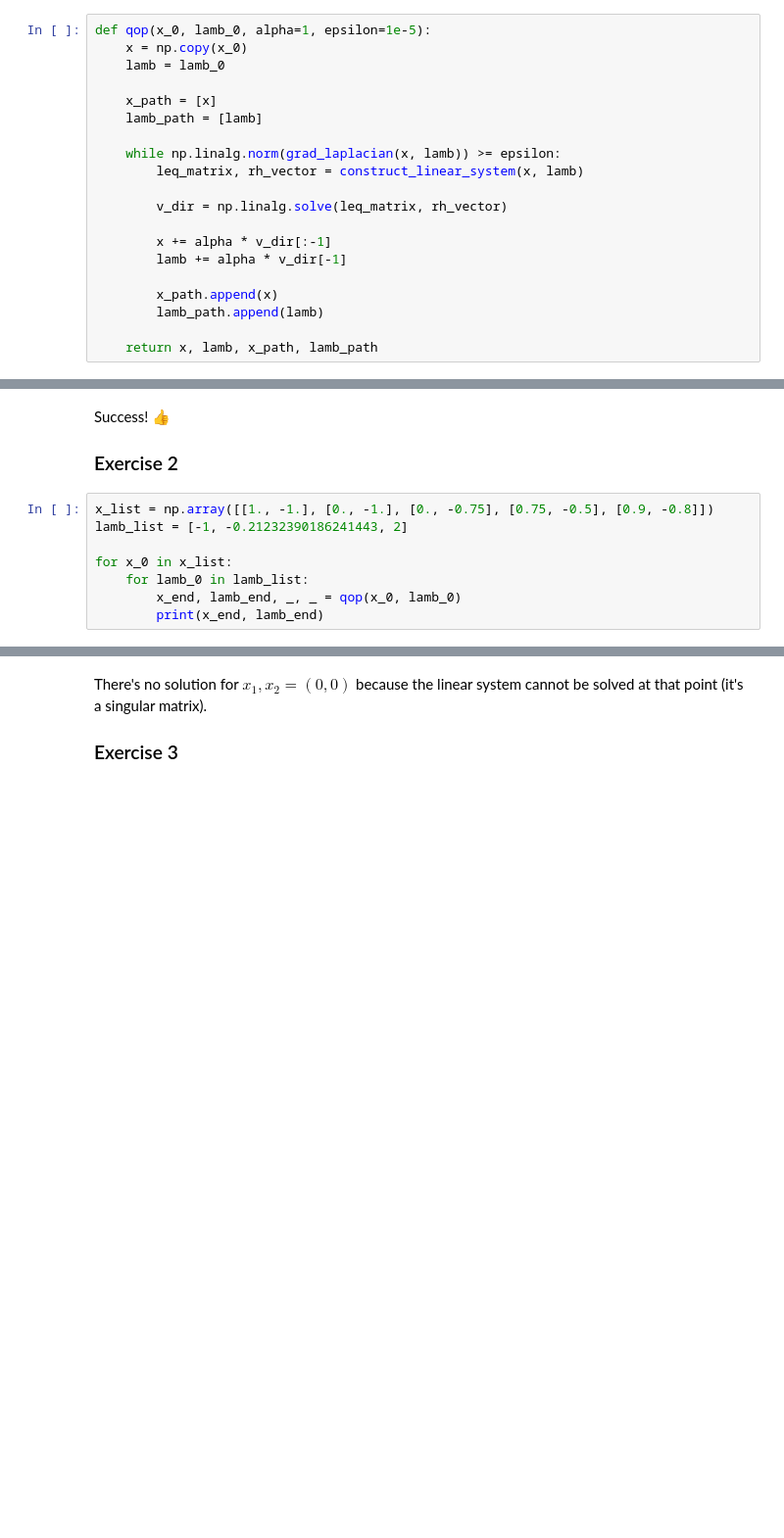
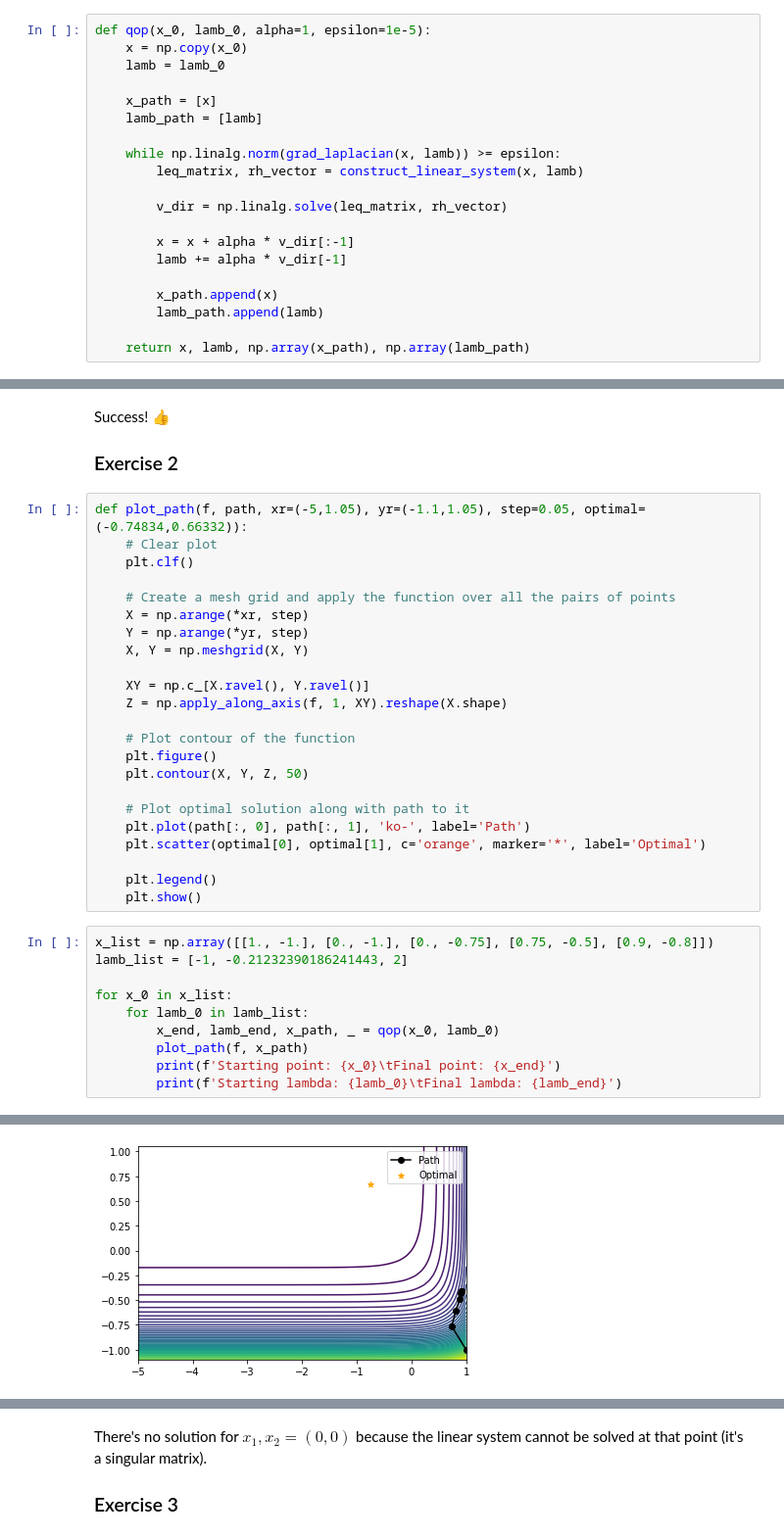
Before and after one commit to Vol0kin/OPT, a Jupyter notebook: Labs/Lab4/Lab_4.ipynb, the cells around one changed output, grey strips where cells are left out. Shown at 98% size. Saved outputs shown, nothing was run; the diff lists cells and outputs as text; blank space fills up the shorter version.

```diff
--- a/Labs/Lab4/Lab_4.ipynb
+++ b/Labs/Lab4/Lab_4.ipynb
@@ -129,13 +94,13 @@ def qop(x_0, lamb_0, alpha=1, epsilon=1e-5):
 
         v_dir = np.linalg.solve(leq_matrix, rh_vector)
 
-        x += alpha * v_dir[:-1]
+        x = x + alpha * v_dir[:-1]
         lamb += alpha * v_dir[-1]
 
         x_path.append(x)
         lamb_path.append(lamb)
 
-    return x, lamb, x_path, lamb_path
+    return x, lamb, np.array(x_path), np.array(lamb_path)
 # %% [markdown]
 ### Exercise 1
 
@@ -156,12 +121,37 @@ print(x_end, lamb_end)
 Success!  👍
 
 ### Exercise 2
+# %%
+def plot_path(f, path, xr=(-5,1.05), yr=(-1.1,1.05), step=0.05, optimal=(-0.74834,0.66332)):
+    # Clear plot
+    plt.clf()
+
+    # Create a mesh grid and apply the function over all the pairs of points
+    X = np.arange(*xr, step)
+    Y = np.arange(*yr, step)
+    X, Y = np.meshgrid(X, Y)
+
+    XY = np.c_[X.ravel(), Y.ravel()]
+    Z = np.apply_along_axis(f, 1, XY).reshape(X.shape)
+
+    # Plot contour of the function
+    plt.figure()
+    plt.contour(X, Y, Z, 50)
+
+    # Plot optimal solution along with path to it
+    plt.plot(path[:, 0], path[:, 1], 'ko-', label='Path')
+    plt.scatter(optimal[0], optimal[1], c='orange', marker='*', label='Optimal')
+
+    plt.legend()
+    plt.show()
 # %%
 x_list = np.array([[1., -1.], [0., -1.], [0., -0.75], [0.75, -0.5], [0.9, -0.8]])
 lamb_list = [-1, -0.21232390186241443, 2]
 
 for x_0 in x_list:
     for lamb_0 in lamb_list:
-        x_end, lamb_end, _, _ = qop(x_0, lamb_0)
-        print(x_end, lamb_end)
+        x_end, lamb_end, x_path, _ = qop(x_0, lamb_0)
+        plot_path(f, x_path)
+        print(f'Starting point: {x_0}\tFinal point: {x_end}')
+        print(f'Starting lambda: {lamb_0}\tFinal lambda: {lamb_end}')
 # %% [output]
@@ -182,0 +159 @@ for x_0 in x_list:
+[figure, added]
```
Also changed, not shown: parts of 10 cells of this notebook.
